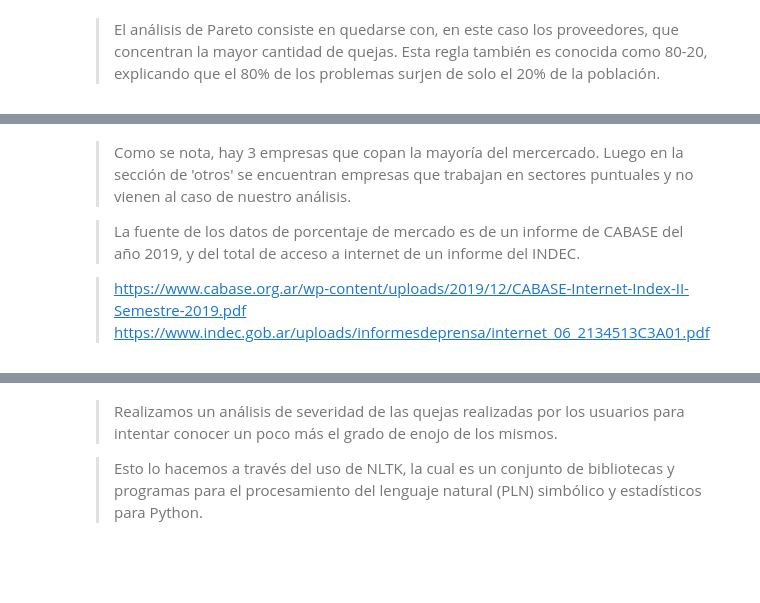
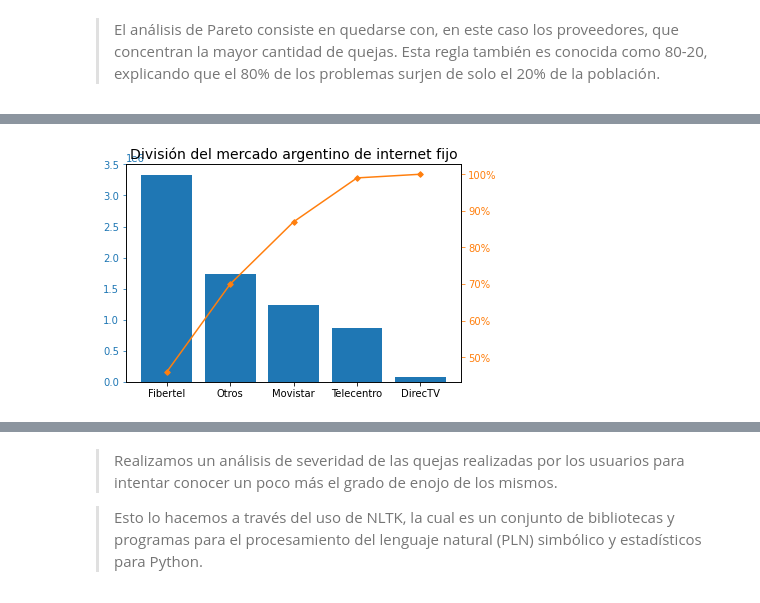
Before and after one commit to nanaccachian/wifi-twitter-data-analysis, a Jupyter notebook: Proyecto final/twitter_notebook.ipynb, the cells around one changed output, grey strips where cells are left out. Cells and saved outputs as stored; diff of their text form; code cells hidden in the pictures; blank space fills up the shorter version.

```diff
--- a/Proyecto final/twitter_notebook.ipynb
+++ b/Proyecto final/twitter_notebook.ipynb
@@ -55,7 +24,31 @@ plt.show()
-# %% [markdown]
-> Como se nota, hay 3 empresas que copan la mayoría del mercercado. Luego en la sección de 'otros' se encuentran empresas que trabajan en sectores puntuales y no vienen al caso de nuestro análisis.
-
->La fuente de los datos de porcentaje de mercado es de un informe de CABASE del año 2019, y del total de acceso a internet de un informe del INDEC.
-
->https://www.cabase.org.ar/wp-content/uploads/2019/12/CABASE-Internet-Index-II-Semestre-2019.pdf
->https://www.indec.gob.ar/uploads/informesdeprensa/internet_06_2134513C3A01.pdf
+# %%
+import pandas as pd
+import matplotlib.pyplot as plt
+from matplotlib.ticker import PercentFormatter
+
+total = 7248280
+fib_tot = 0.46*total
+mov_tot = 0.17*total
+tele_tot = 0.12*total
+direc_tot = 0.01*total
+otros_tot = 0.24*total
+
+df = pd.DataFrame({'wp_num_users': [fib_tot, mov_tot, tele_tot, direc_tot, otros_tot]})
+df.index = ['Fibertel', 'Movistar', 'Telecentro', 'DirecTV', 'Otros']
+df = df.sort_values(by='wp_num_users',ascending=False)
+df["cumpercentage"] = df["wp_num_users"].cumsum()/df["wp_num_users"].sum()*100
+
+
+fig, ax = plt.subplots()
+ax.bar(df.index, df["wp_num_users"], color="C0")
+ax2 = ax.twinx()
+ax2.plot(df.index, df["cumpercentage"], color="C1", marker="D", ms=4)
+ax2.yaxis.set_major_formatter(PercentFormatter())
+
+ax.tick_params(axis="y", colors="C0")
+ax2.tick_params(axis="y", colors="C1")
+
+plt.title('División del mercado argentino de internet fijo', fontsize = 14)
+plt.show()
+# %% [output]
+[figure, added]
```
Also changed, not shown: parts of 15 cells of this notebook.
